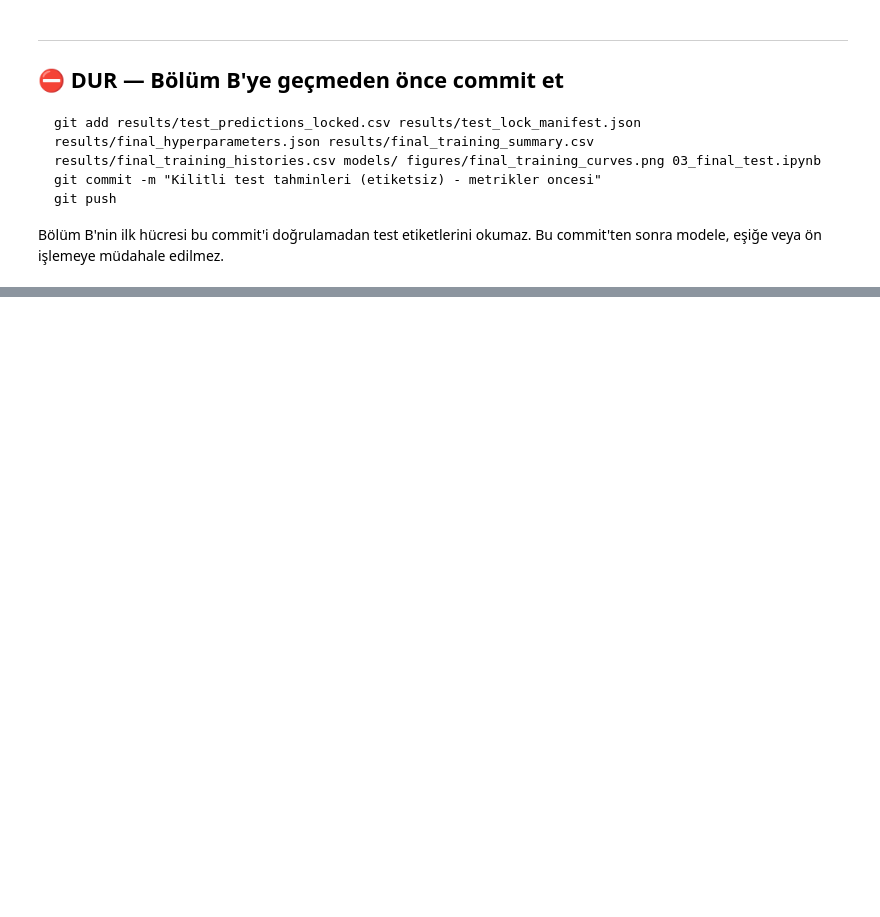
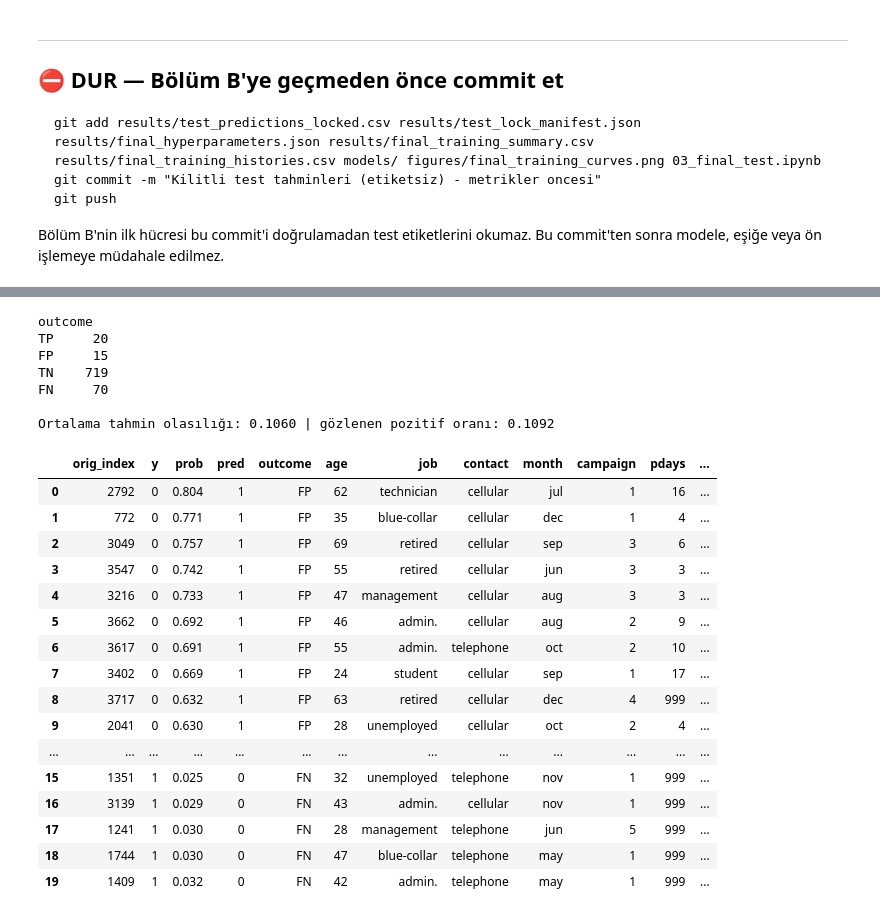
Before and after one commit to mesutissever/ysa-midterm-mlp-nested-cv, a Jupyter notebook: 03_final_test.ipynb, the cells around one changed output, grey strips where cells are left out. Cells and saved outputs as stored; diff of their text form; code cells hidden in the pictures; blank space fills up the shorter version.

```diff
--- a/03_final_test.ipynb
+++ b/03_final_test.ipynb
@@ -91,0 +283,30 @@ Bu commit'ten sonra modele, eşiğe veya ön işlemeye müdahale edilmez.
+# %%
+ea = error_analysis(df, MODELS[MLP])
+print(ea["counts"].to_string())
+print(f"\nOrtalama tahmin olasılığı: {ea['mean_prob']:.4f} | gözlenen pozitif oranı: {ea['pos_rate']:.4f}")
+ea["errors"].round(3)
+# %% [output]
+outcome
+TP     20
+FP     15
+TN    719
+FN     70
+
+Ortalama tahmin olasılığı: 0.1060 | gözlenen pozitif oranı: 0.1092
+|  | orig_index | y | prob | pred | outcome | age | job | contact | month | campaign | pdays | ... |
+| 0 | 2792 | 0 | 0.804 | 1 | FP | 62 | technician | cellular | jul | 1 | 16 | ... |
+| 1 | 772 | 0 | 0.771 | 1 | FP | 35 | blue-collar | cellular | dec | 1 | 4 | ... |
+| 2 | 3049 | 0 | 0.757 | 1 | FP | 69 | retired | cellular | sep | 3 | 6 | ... |
+| 3 | 3547 | 0 | 0.742 | 1 | FP | 55 | retired | cellular | jun | 3 | 3 | ... |
+| 4 | 3216 | 0 | 0.733 | 1 | FP | 47 | management | cellular | aug | 3 | 3 | ... |
+| 5 | 3662 | 0 | 0.692 | 1 | FP | 46 | admin. | cellular | aug | 2 | 9 | ... |
+| 6 | 3617 | 0 | 0.691 | 1 | FP | 55 | admin. | telephone | oct | 2 | 10 | ... |
+| 7 | 3402 | 0 | 0.669 | 1 | FP | 24 | student | cellular | sep | 1 | 17 | ... |
+| 8 | 3717 | 0 | 0.632 | 1 | FP | 63 | retired | cellular | dec | 4 | 999 | ... |
+| 9 | 2041 | 0 | 0.630 | 1 | FP | 28 | unemployed | cellular | oct | 2 | 4 | ... |
+| ... | ... | ... | ... | ... | ... | ... | ... | ... | ... | ... | ... | ... |
+| 15 | 1351 | 1 | 0.025 | 0 | FN | 32 | unemployed | telephone | nov | 1 | 999 | ... |
+| 16 | 3139 | 1 | 0.029 | 0 | FN | 43 | admin. | cellular | nov | 1 | 999 | ... |
+| 17 | 1241 | 1 | 0.030 | 0 | FN | 28 | management | telephone | jun | 5 | 999 | ... |
+| 18 | 1744 | 1 | 0.030 | 0 | FN | 47 | blue-collar | telephone | may | 1 | 999 | ... |
+| 19 | 1409 | 1 | 0.032 | 0 | FN | 42 | admin. | telephone | may | 1 | 999 | ... |
```
Also changed, not shown: parts of 23 cells of this notebook, 12 other files.
